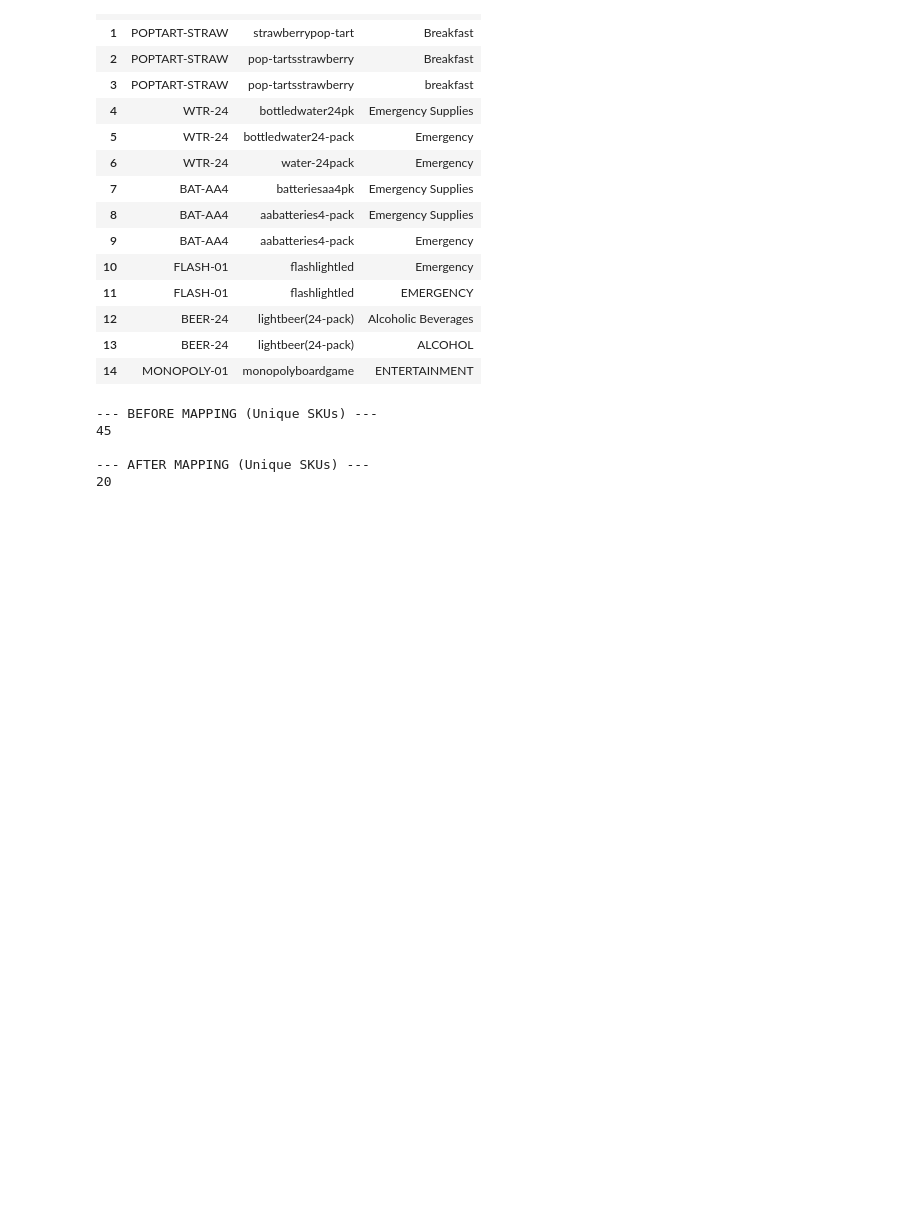
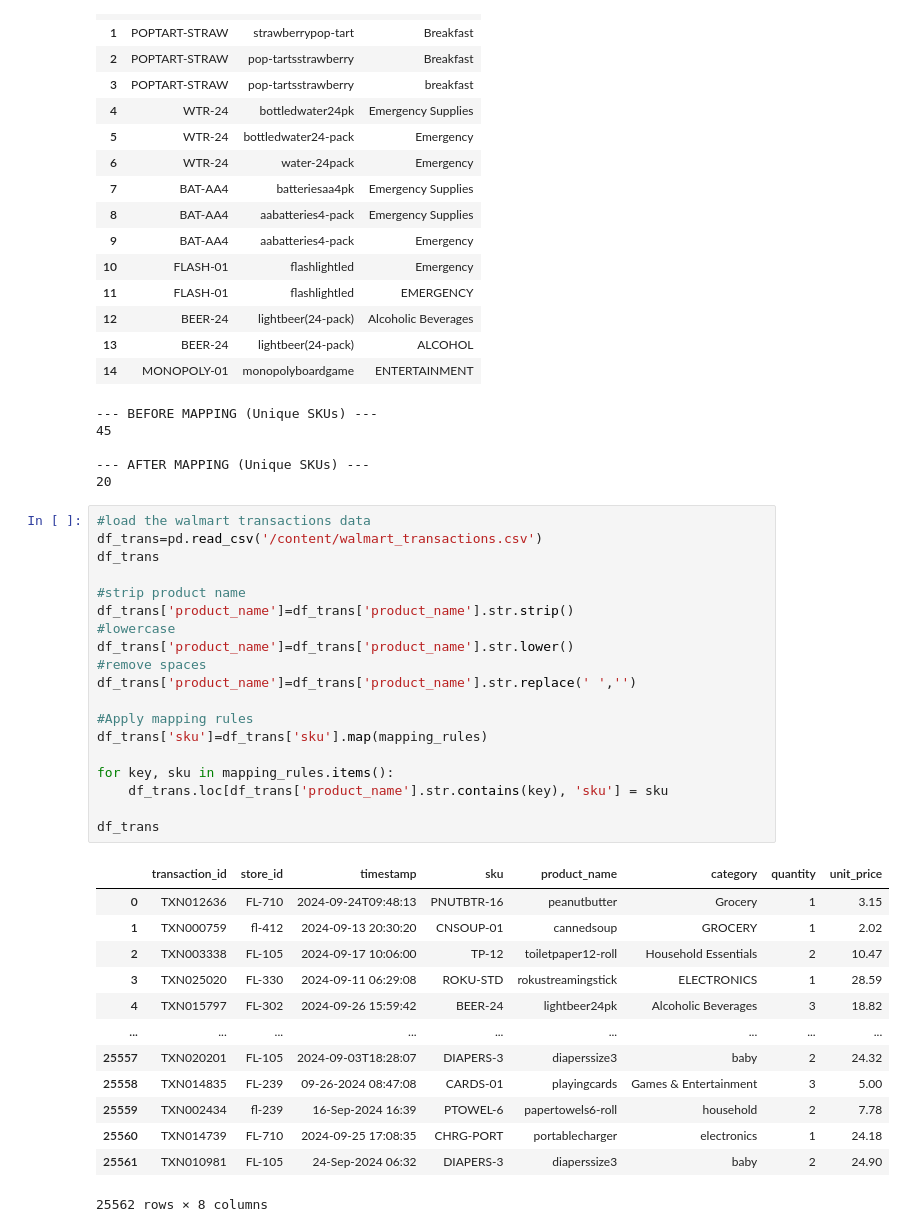
Before and after one commit to AdelineKwakye/walmart-huricane-project, a Jupyter notebook: notebooks/scratch/Vi_Nguyen_Notebook.ipynb, the cells around one changed output. Saved outputs shown, nothing was run; the diff lists cells and outputs as text; blank space fills up the shorter version.

```diff
--- a/notebooks/scratch/Vi_Nguyen_Notebook.ipynb
+++ b/notebooks/scratch/Vi_Nguyen_Notebook.ipynb
@@ -120,3 +122,36 @@ print(df['sku'].nunique())
 
 --- AFTER MAPPING (Unique SKUs) ---
 20
+# %%
+#load the walmart transactions data
+df_trans=pd.read_csv('/content/walmart_transactions.csv')
+df_trans
+
+#strip product name
+df_trans['product_name']=df_trans['product_name'].str.strip()
+#lowercase
+df_trans['product_name']=df_trans['product_name'].str.lower()
+#remove spaces
+df_trans['product_name']=df_trans['product_name'].str.replace(' ','')
+
+#Apply mapping rules
+df_trans['sku']=df_trans['sku'].map(mapping_rules)
+
+for key, sku in mapping_rules.items():
+    df_trans.loc[df_trans['product_name'].str.contains(key), 'sku'] = sku
+
+df_trans
+# %% [output]
+|  | transaction_id | store_id | timestamp | sku | product_name | category | quantity | unit_price |
+| 0 | TXN012636 | FL-710 | 2024-09-24T09:48:13 | PNUTBTR-16 | peanutbutter | Grocery | 1 | 3.15 |
+| 1 | TXN000759 | fl-412 | 2024-09-13 20:30:20 | CNSOUP-01 | cannedsoup | GROCERY | 1 | 2.02 |
+| 2 | TXN003338 | FL-105 | 2024-09-17 10:06:00 | TP-12 | toiletpaper12-roll | Household Essentials | 2 | 10.47 |
+| 3 | TXN025020 | FL-330 | 2024-09-11 06:29:08 | ROKU-STD | rokustreamingstick | ELECTRONICS | 1 | 28.59 |
+| 4 | TXN015797 | FL-302 | 2024-09-26 15:59:42 | BEER-24 | lightbeer24pk | Alcoholic Beverages | 3 | 18.82 |
+| ... | ... | ... | ... | ... | ... | ... | ... | ... |
+| 25557 | TXN020201 | FL-105 | 2024-09-03T18:28:07 | DIAPERS-3 | diaperssize3 | baby | 2 | 24.32 |
+| 25558 | TXN014835 | FL-239 | 09-26-2024 08:47:08 | CARDS-01 | playingcards | Games & Entertainment | 3 | 5.00 |
+| 25559 | TXN002434 | fl-239 | 16-Sep-2024 16:39 | PTOWEL-6 | papertowels6-roll | household | 2 | 7.78 |
+| 25560 | TXN014739 | FL-710 | 2024-09-25 17:08:35 | CHRG-PORT | portablecharger | electronics | 1 | 24.18 |
+| 25561 | TXN010981 | FL-105 | 24-Sep-2024 06:32 | DIAPERS-3 | diaperssize3 | baby | 2 | 24.90 |
+25562 rows × 8 columns
```
Also changed, not shown: parts of 1 cell of this notebook.
